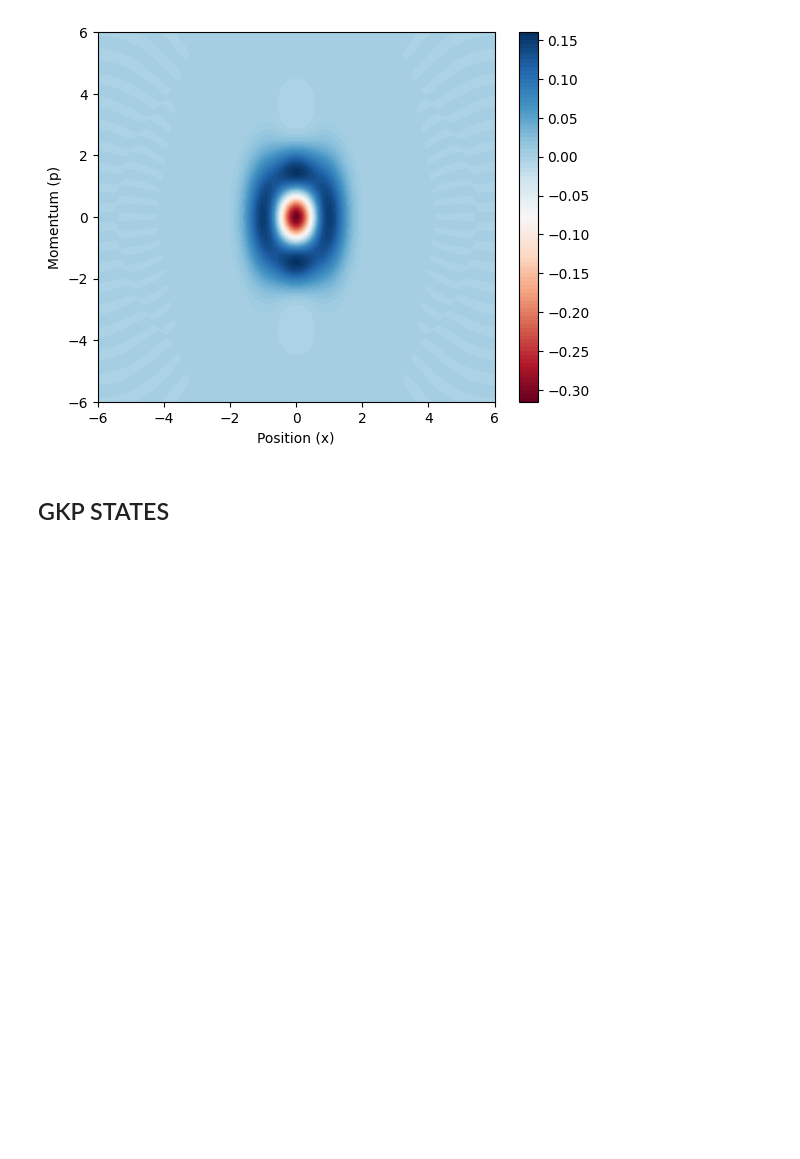
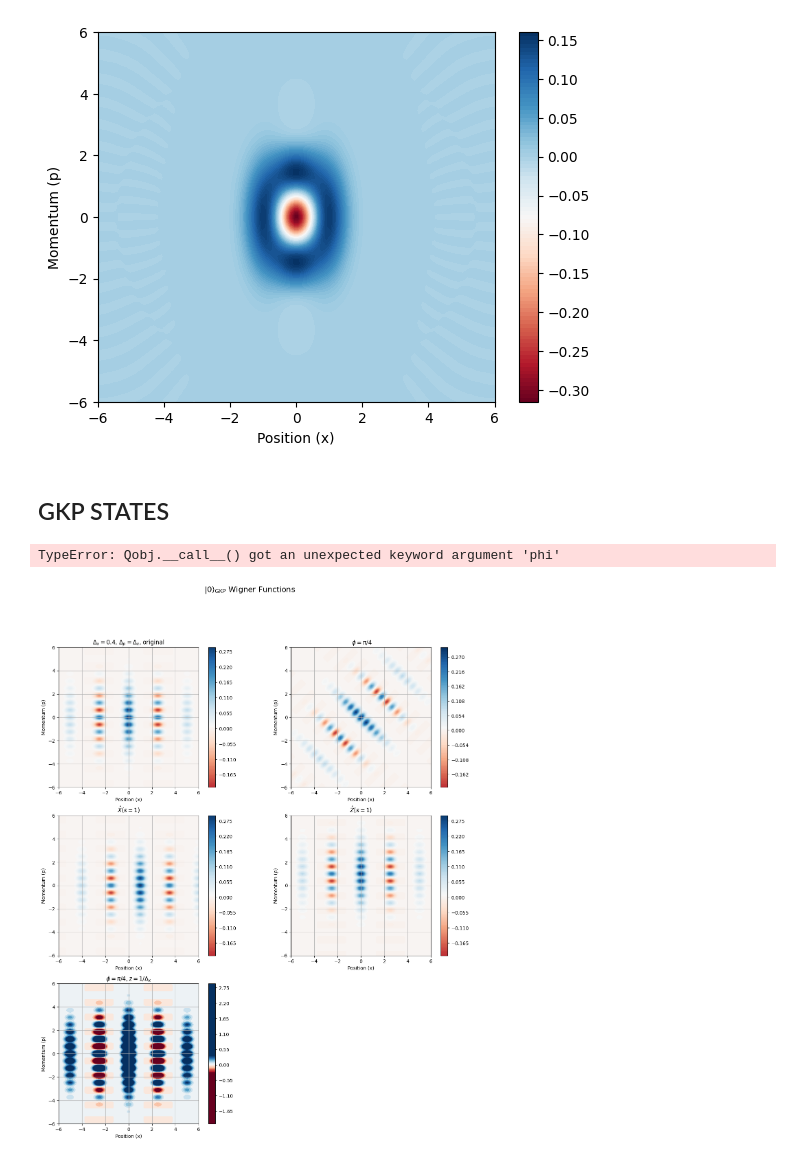
Before and after one commit to lhdarboe/Quantum-Information-Science-Project, a Jupyter notebook: GKP_LIVIA.ipynb, the cells around one changed output. Cells and saved outputs as stored; diff of their text form; code cells hidden in the pictures; blank space fills up the shorter version.

```diff
--- a/GKP_LIVIA.ipynb
+++ b/GKP_LIVIA.ipynb
@@ -162 +145,22 @@ p = np.linspace(-8, 8, 100)
+# %%
+quad = quadrature_operator(400)
+op = operator(400,quad)
+displacement_x = op.displacement_operator_x(1)
+displacement_p = op.displacement_operator_p(1)
+
+op_rot = operator(400, quad)
+rotation = op_rot.rotation_operator(np.pi/4)
+# %%
+dis_gkp_x = displacement_x * gkp_state_0
+dis_gkp_p = displacement_p * gkp_state_0
+
+dis_W_GKP_0_x = wigner(dis_gkp_x, x, p)
+dis_W_GKP_0_p = wigner(dis_gkp_p, x, p)
+
+rot_W_GKP_0 = wigner(rotation * gkp_state_0, x, p)
+# %%
+squeezing = op.squeezing_operator(phi=np.pi, z=1/0.4)
+sq_W_GKP_0 = wigner(squeezing * gkp_state_0, x, p)
+# %% [output]
+TypeError: Qobj.__call__() got an unexpected keyword argument 'phi'
 # %%
@@ -173,6 +176,54 @@ W_GKP_31 = wigner(gkp_state_31, x, p)
 # %%
 vmin = min(W_GKP_0.min(), W_GKP_1.min(), W_GKP_2.min(), W_GKP_3.min(), W_GKP_01.min(), W_GKP_11.min(), W_GKP_21.min(), W_GKP_31.min())
 vmax = max(W_GKP_0.max(), W_GKP_1.max(), W_GKP_2.max(), W_GKP_3.max(), W_GKP_01.max(), W_GKP_11.max(), W_GKP_21.max(), W_GKP_31.max())
+# %%
+fig, axs = plt.subplots(3, 2, figsize=(16, 18))
+
+plt.suptitle(r"$|0\rangle_{\rm GKP}$ Wigner Functions", fontsize=16)
+
+cf1 = axs[0, 0].contourf(x, p, W_GKP_0, levels=100, cmap='RdBu', vmin=vmin, vmax=vmax)
+axs[0, 0].set_xlabel("Position (x)")
+axs[0, 0].set_ylabel("Momentum (p)")
+axs[0, 0].set_title(r"$\Delta_x=0.4$, $\Delta_p=\Delta_x$, original")
+axs[0, 0].set_aspect('equal')
+axs[0, 0].grid()
+fig.colorbar(cf1, ax=axs[0, 0])
+
+cf2 = axs[1, 0].contourf(x, p, dis_W_GKP_0_x, levels=100, cmap='RdBu', vmin=vmin, vmax=vmax)
+axs[1, 0].set_xlabel("Position (x)")
+axs[1, 0].set_ylabel("Momentum (p)")
+axs[1, 0].set_title(r"$\hat{X}(s=1)$")
+axs[1, 0].set_aspect('equal')
+axs[1, 0].grid()
+fig.colorbar(cf2, ax=axs[1, 0])
+
+cf3 = axs[0,1].contourf(x, p, rot_W_GKP_0, levels=100, cmap='RdBu', vmin=vmin, vmax=vmax)
+axs[0,1].set_title(r" $\phi = \pi/4$")
+axs[0,1].set_xlabel("Position (x)")
+axs[0,1].set_ylabel("Momentum (p)")
+axs[0,1].set_aspect('equal')
+axs[0,1].grid()
+fig.colorbar(cf3, ax=axs[0,1])
+
+cf4 = axs[1, 1].contourf(x, p, dis_W_GKP_0_p, levels=100, cmap='RdBu', vmin=vmin, vmax=vmax)
+axs[1, 1].set_xlabel("Position (x)")
+axs[1, 1].set_ylabel("Momentum (p)")
+axs[1, 1].set_title(r"$\hat{Z}(s=1)$")
+axs[1, 1].set_aspect('equal')
+axs[1, 1].grid()
+fig.colorbar(cf2, ax=axs[1, 1])
+
+cf4 = axs[2,0].contourf(x, p, sq_W_GKP_0, levels=100, cmap='RdBu', vmin=vmin, vmax=vmax)
+axs[2,0].set_xlabel("Position (x)")
+axs[2,0].set_ylabel("Momentum (p)")
+axs[2,0].set_title(r"$\phi = \pi/4, z = 1/\Delta_x$")
+axs[2,0].set_aspect('equal')
+axs[2,0].grid()
+fig.colorbar(cf4, ax=axs[2,0])
+
+axs[2,1].remove()
+# %% [output]
+[figure, added]
 # %%
 fig, axs = plt.subplots(2, 2, figsize=(14, 10))
 
```
Also changed, not shown: parts of 16 cells of this notebook.
